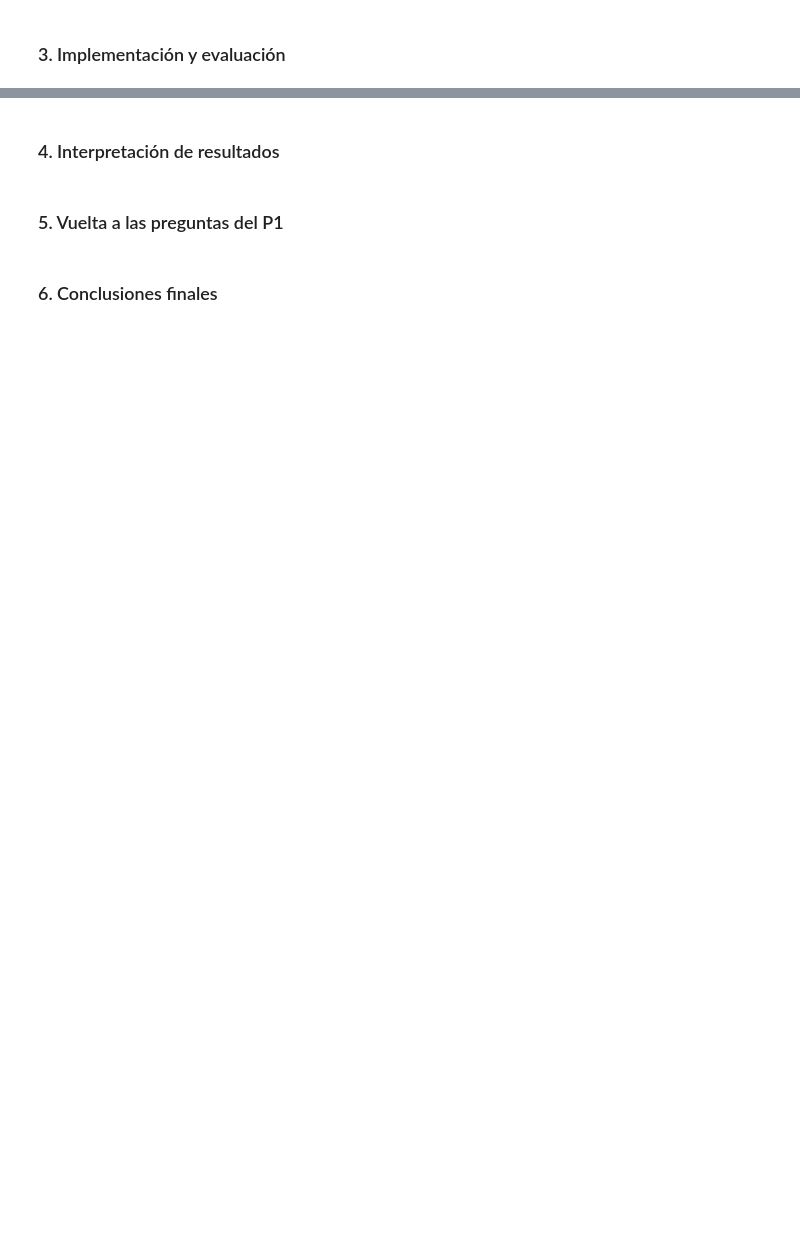
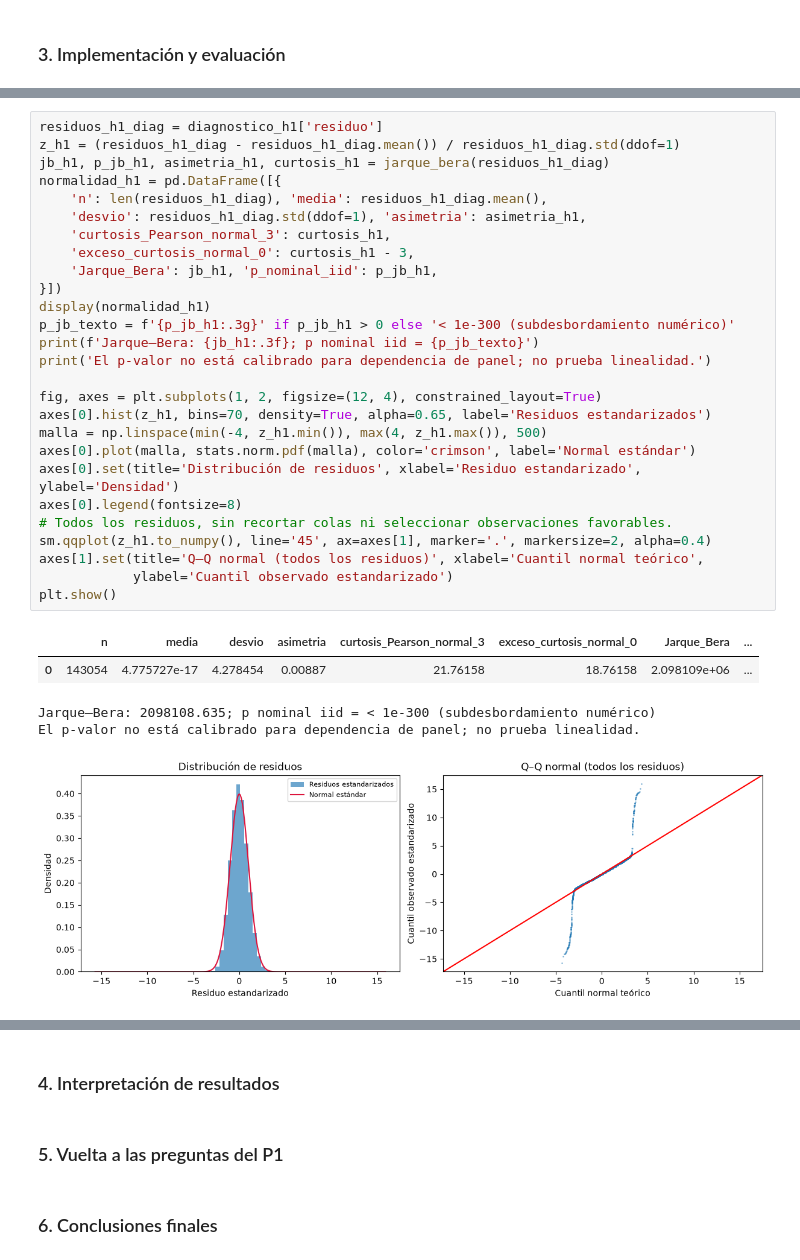
Before and after one commit to Ericsig/DiploDatos, a Jupyter notebook: notebook/modelado.ipynb, the cells around one changed output, grey strips where cells are left out. Saved outputs shown, nothing was run; the diff lists cells and outputs as text; blank space fills up the shorter version.

```diff
--- a/notebook/modelado.ipynb
+++ b/notebook/modelado.ipynb
@@ -398,0 +700,33 @@ H3 con dummies: (143071, 52)
+# %%
+residuos_h1_diag = diagnostico_h1['residuo']
+z_h1 = (residuos_h1_diag - residuos_h1_diag.mean()) / residuos_h1_diag.std(ddof=1)
+jb_h1, p_jb_h1, asimetria_h1, curtosis_h1 = jarque_bera(residuos_h1_diag)
+normalidad_h1 = pd.DataFrame([{
+    'n': len(residuos_h1_diag), 'media': residuos_h1_diag.mean(),
+    'desvio': residuos_h1_diag.std(ddof=1), 'asimetria': asimetria_h1,
+    'curtosis_Pearson_normal_3': curtosis_h1,
+    'exceso_curtosis_normal_0': curtosis_h1 - 3,
+    'Jarque_Bera': jb_h1, 'p_nominal_iid': p_jb_h1,
+}])
+display(normalidad_h1)
+p_jb_texto = f'{p_jb_h1:.3g}' if p_jb_h1 > 0 else '< 1e-300 (subdesbordamiento numérico)'
+print(f'Jarque–Bera: {jb_h1:.3f}; p nominal iid = {p_jb_texto}')
+print('El p-valor no está calibrado para dependencia de panel; no prueba linealidad.')
+
+fig, axes = plt.subplots(1, 2, figsize=(12, 4), constrained_layout=True)
+axes[0].hist(z_h1, bins=70, density=True, alpha=0.65, label='Residuos estandarizados')
+malla = np.linspace(min(-4, z_h1.min()), max(4, z_h1.max()), 500)
+axes[0].plot(malla, stats.norm.pdf(malla), color='crimson', label='Normal estándar')
+axes[0].set(title='Distribución de residuos', xlabel='Residuo estandarizado', ylabel='Densidad')
+axes[0].legend(fontsize=8)
+# Todos los residuos, sin recortar colas ni seleccionar observaciones favorables.
+sm.qqplot(z_h1.to_numpy(), line='45', ax=axes[1], marker='.', markersize=2, alpha=0.4)
+axes[1].set(title='Q–Q normal (todos los residuos)', xlabel='Cuantil normal teórico',
+            ylabel='Cuantil observado estandarizado')
+plt.show()
+# %% [output]
+|  | n | media | desvio | asimetria | curtosis_Pearson_normal_3 | exceso_curtosis_normal_0 | Jarque_Bera | ... |
+| 0 | 143054 | 4.775727e-17 | 4.278454 | 0.00887 | 21.76158 | 18.76158 | 2.098109e+06 | ... |
+Jarque–Bera: 2098108.635; p nominal iid = < 1e-300 (subdesbordamiento numérico)
+El p-valor no está calibrado para dependencia de panel; no prueba linealidad.
+[figure, added]
```
Also changed, not shown: parts of 46 cells of this notebook.
